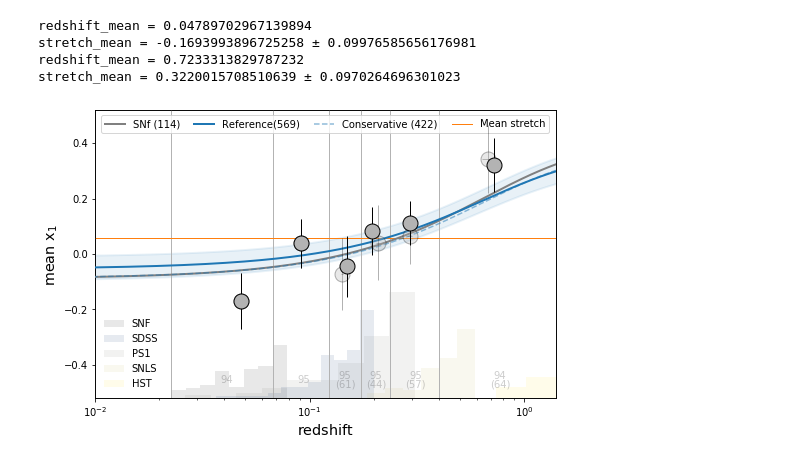
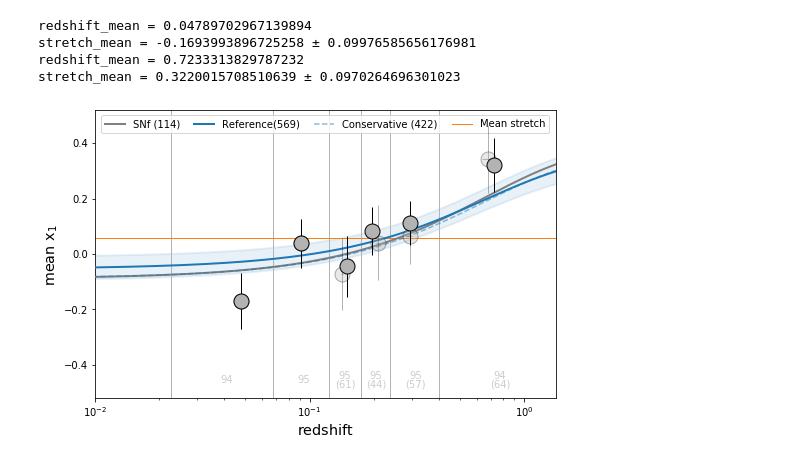
Before and after one commit to Nora-n/variaIa, a Jupyter notebook: notebooks/Plots/plots_evolall.ipynb, the cells around one changed output. Saved outputs shown, nothing was run; the diff lists cells and outputs as text; code cells hidden in the pictures.

```diff
--- a/notebooks/Plots/plots_evolall.ipynb
+++ b/notebooks/Plots/plots_evolall.ipynb
@@ -410,10 +410,10 @@ stretch_mean = 0.3220015708510639 ± 0.0970264696301023
 fig = plt.figure(figsize=[8, 5])
 ax = fig.add_axes([0.1, 0.12, 0.8, 0.8])
 # for hist on
-ax2 = ax.twinx()
-path = 'on'
-ax.set_zorder(ax2.get_zorder()+1) # put ax in front of ax2
-ax.patch.set_visible(False) # hide the 'canvas'
+#ax2 = ax.twinx()
+#path = 'on'
+#ax.set_zorder(ax2.get_zorder()+1) # put ax in front of ax2
+#ax.patch.set_visible(False) # hide the 'canvas'
 # for hist up
 #path = 'up'
 #ax2 = fig.add_axes([0.1, 0.70, 0.6, 0.2])
@@ -469,62 +469,58 @@ for i in range(6):
                 str(len(df_nc.redshifts.values[slices[i]])), alpha=.2)
         ax.text((bins_text[i+1]+bins_text[i])/2-shift_slices[i][1], -0.48,
                 '(' + str(len(df_c.redshifts.values[slices_cons[i]])) + ')', alpha=.2)
 
 for i, c in zip(range(6), vmap_s):
    ax.errorbar(z_comp_mean_cons[i], x1_comp_mean_cons[i],
                 xerr = z_comp_std_cons[i]/np.sqrt(len(df_c.redshifts.values[slices_cons[i]])),
                 yerr = x1_comp_std_cons[i]/np.sqrt(len(df_c.stretchs.values[slices_cons[i]])),
                 color=vmap_s[i], **prop, alpha=.3, zorder=9, lw=1)
 
 ax.plot(zlin, age_law_all_cons(zlin),
         color="C0", lw=1.5, ls='--', alpha=.5,
         label='Conservative (422)', zorder=7)
 
 ax.hline(np.mean(df_nc.stretchs), color='C1', lw=1, ls='-', label='Mean stretch')
 
 #############################################################################################
-w = [np.max(df_nc[df_nc['survey'] == 'SNF'].redshifts) - 0.066,
-     np.max(df_nc[df_nc['survey'] == 'SDSS'].redshifts) - bins[3],
-     np.max(df_nc[df_nc['survey'] == 'PS1'].redshifts) - bins[4]]
-
-nbins = [9, 13, 10, 9, 5]
-for i, survey in enumerate(surveys):
-    df_used = df_nc[df_nc['survey'] == survey]
-    if i < 4:
-        ax2.hist(df_used.redshifts,
-                bins=10**np.linspace(np.log10(np.min(df_used.redshifts)),
-                                     np.log10(np.max(df_used.redshifts)),
-                                     nbins[i]),
-                histtype='stepfilled', color=colors[survey], alpha=.1,
-                zorder=1, label=survey)
-    if i == 4:
-        ax2.hist(df_used.redshifts,
-                bins=10**np.linspace(np.log10(np.min(df_used.redshifts)),
-                                     np.log10(1.4),
-                                     3),
-                histtype='stepfilled', color=colors[survey], alpha=.1,
-                zorder=1, label=survey)
+#w = [np.max(df_nc[df_nc['survey'] == 'SNF'].redshifts) - 0.066,
+#     np.max(df_nc[df_nc['survey'] == 'SDSS'].redshifts) - bins[3],
+#     np.max(df_nc[df_nc['survey'] == 'PS1'].redshifts) - bins[4]]
+#
+#nbins = [9, 13, 10, 9, 5]
+#for i, survey in enumerate(surveys):
+#    df_used = df_nc[df_nc['survey'] == survey]
+#    if i < 4:
+#        ax2.hist(df_used.redshifts,
+#                bins=10**np.linspace(np.log10(np.min(df_used.redshifts)),
+#                                     np.log10(np.max(df_used.redshifts)),
+#                                     nbins[i]),
+#                histtype='stepfilled', color=colors[survey], alpha=.1,
+#                zorder=1, label=survey)
+#    if i == 4:
+#        ax2.hist(df_used.redshifts,
+#                bins=10**np.linspace(np.log10(np.min(df_used.redshifts)),
+#                                     np.log10(1.4),
+#                                     3),
+#                histtype='stepfilled', color=colors[survey], alpha=.1,
+#                zorder=1, label=survey)
 
 
 ax.set_ylim(-0.52, 0.52)
 ax.set_xlim(0.01, 1.4)
 ax.set_xscale('log')
 
-ax.set_ylim(-0.52, 0.52)
-ax.set_xlim(0.01, 1.4)
-ax.set_xscale('log')
-
-ax2.set_ylim(0, 180)
+#ax2.set_ylim(0, 180)
 #ax2.set_xlim(0.01, 1.4)
 #ax2.set_xscale('log')
-ax2.set_yticks([])
+#ax2.set_yticks([])
 
 ax.legend(ncol=4, loc='upper center', columnspacing=1.4)
-ax2.legend(loc='lower left', fontsize='medium', ncol=1,
-           frameon=False)
+#ax2.legend(loc='lower left', fontsize='medium', ncol=1,
+#           frameon=False)
           #bbox_to_anchor=(0.003, 0.77, 0.0, 0.15))
 
-fig.savefig('../../Images/pdf/stretchevol_all_vs_snf-hist_' + path + '.pdf', bbox_inches='tight')
-fig.savefig('../../Images/png/stretchevol_all_vs_snf-hist_' + path + '.png', bbox_inches='tight', dpi=600)
+fig.savefig('../../Images/pdf/stretchevol_all_vs_snf.pdf', bbox_inches='tight')
+fig.savefig('../../Images/png/stretchevol_all_vs_snf.png', bbox_inches='tight', dpi=600)
 # %% [output]
-[figure, old version]
+[figure, new version]
```
Also changed, not shown: parts of 6 cells of this notebook, 6 other files.
